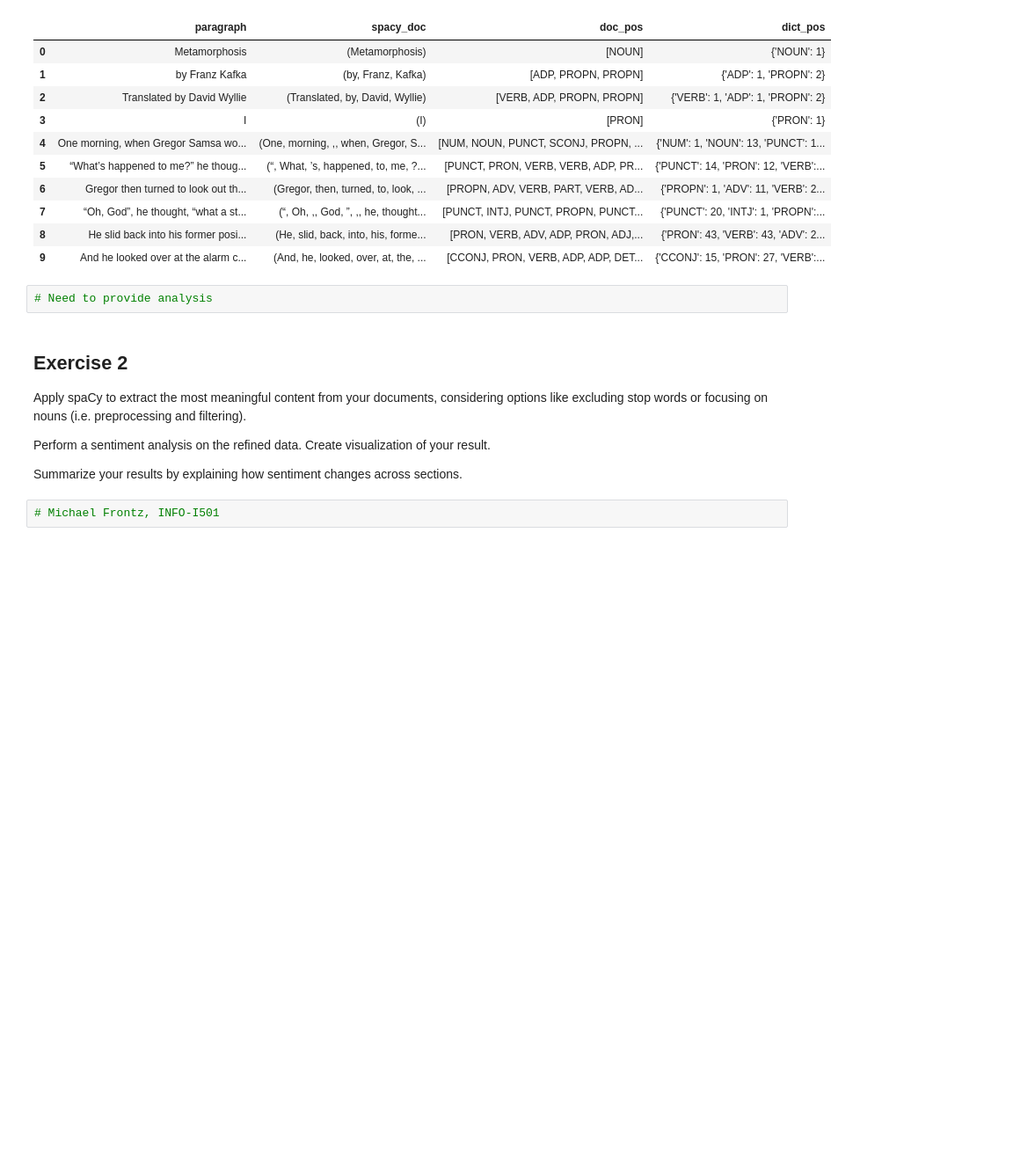
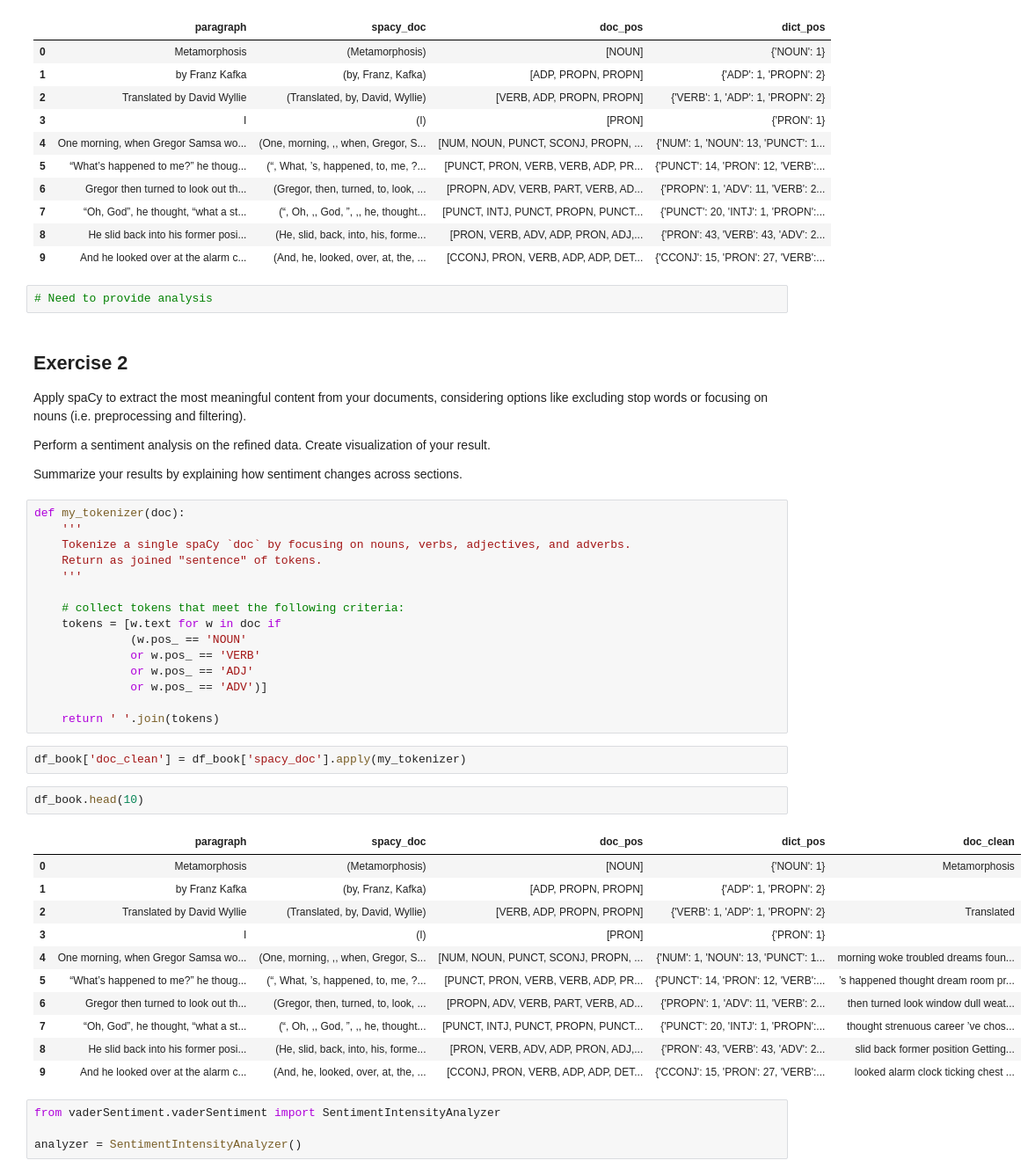
Before and after one commit to mfrontz/i501-nlp, a Jupyter notebook: lab_8/lab_08.ipynb, the cells around one changed output. Shown at 88% size. Cells and saved outputs as stored; diff of their text form; blank space fills up the shorter version.

```diff
--- a/lab_8/lab_08.ipynb
+++ b/lab_8/lab_08.ipynb
@@ -877,4 +877,37 @@ Perform a sentiment analysis on the refined data. Create visualization of your r
 
 Summarize your results by explaining how sentiment changes across sections.
 # %%
-# Michael Frontz, INFO-I501
+def my_tokenizer(doc):
+    '''
+    Tokenize a single spaCy `doc` by focusing on nouns, verbs, adjectives, and adverbs.
+    Return as joined "sentence" of tokens.
+    '''
+
+    # collect tokens that meet the following criteria:
+    tokens = [w.text for w in doc if
+              (w.pos_ == 'NOUN'
+              or w.pos_ == 'VERB'
+              or w.pos_ == 'ADJ'
+              or w.pos_ == 'ADV')]
+
+    return ' '.join(tokens)
+# %%
+df_book['doc_clean'] = df_book['spacy_doc'].apply(my_tokenizer)
+# %%
+df_book.head(10)
+# %% [output]
+|  | paragraph | spacy_doc | doc_pos | dict_pos | doc_clean |
+| 0 | Metamorphosis | (Metamorphosis) | [NOUN] | {'NOUN': 1} | Metamorphosis |
+| 1 | by Franz Kafka | (by, Franz, Kafka) | [ADP, PROPN, PROPN] | {'ADP': 1, 'PROPN': 2} |  |
+| 2 | Translated by David Wyllie | (Translated, by, David, Wyllie) | [VERB, ADP, PROPN, PROPN] | {'VERB': 1, 'ADP': 1, 'PROPN': 2} | Translated |
+| 3 | I | (I) | [PRON] | {'PRON': 1} |  |
+| 4 | One morning, when Gregor Samsa wo... | (One, morning, ,, when, Gregor, S... | [NUM, NOUN, PUNCT, SCONJ, PROPN, ... | {'NUM': 1, 'NOUN': 13, 'PUNCT': 1... | morning woke troubled dreams foun... |
+| 5 | “What’s happened to me?” he thoug... | (“, What, ’s, happened, to, me, ?... | [PUNCT, PRON, VERB, VERB, ADP, PR... | {'PUNCT': 14, 'PRON': 12, 'VERB':... | ’s happened thought dream room pr... |
+| 6 | Gregor then turned to look out th... | (Gregor, then, turned, to, look, ... | [PROPN, ADV, VERB, PART, VERB, AD... | {'PROPN': 1, 'ADV': 11, 'VERB': 2... | then turned look window dull weat... |
+| 7 | “Oh, God”, he thought, “what a st... | (“, Oh, ,, God, ”, ,, he, thought... | [PUNCT, INTJ, PUNCT, PROPN, PUNCT... | {'PUNCT': 20, 'INTJ': 1, 'PROPN':... | thought strenuous career ’ve chos... |
+| 8 | He slid back into his former posi... | (He, slid, back, into, his, forme... | [PRON, VERB, ADV, ADP, PRON, ADJ,... | {'PRON': 43, 'VERB': 43, 'ADV': 2... | slid back former position Getting... |
+| 9 | And he looked over at the alarm c... | (And, he, looked, over, at, the, ... | [CCONJ, PRON, VERB, ADP, ADP, DET... | {'CCONJ': 15, 'PRON': 27, 'VERB':... | looked alarm clock ticking chest ... |
+# %%
+from vaderSentiment.vaderSentiment import SentimentIntensityAnalyzer
+
+analyzer = SentimentIntensityAnalyzer()
```
Also changed, not shown: parts of 16 cells of this notebook.
